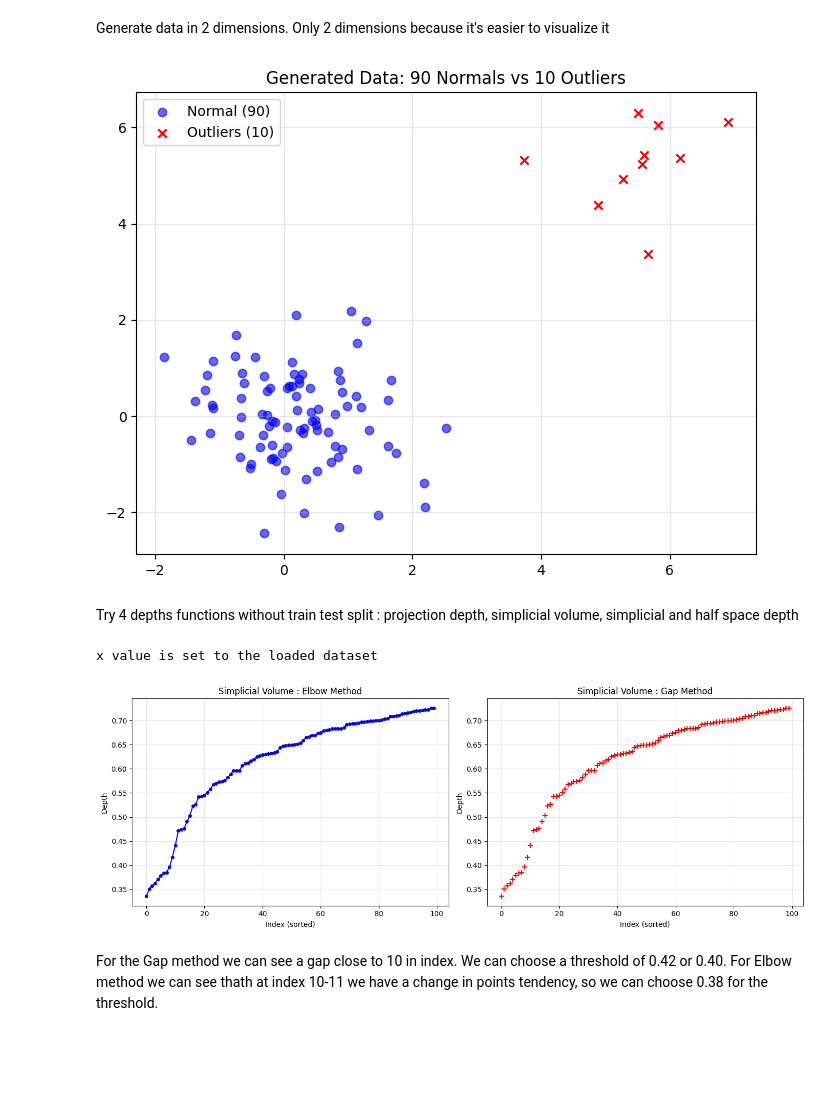
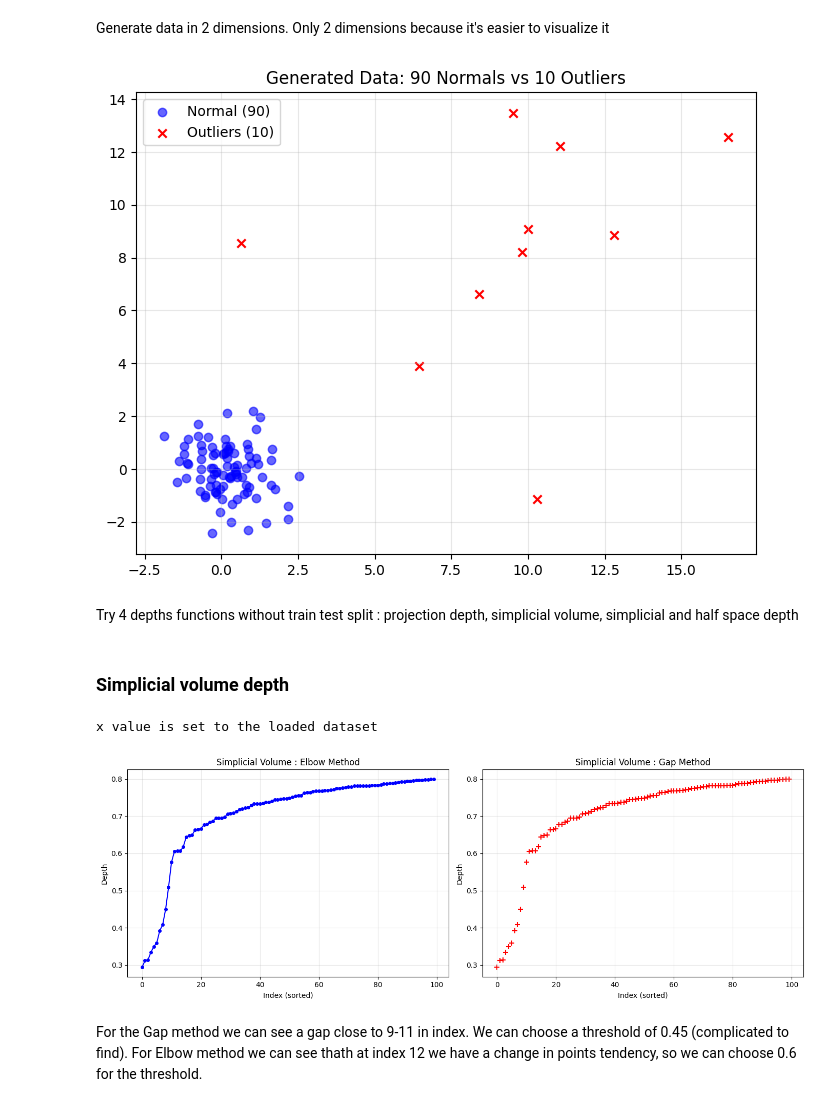
Before and after one commit to loanrottier/data_mining_project, a Jupyter notebook: depth_functions.ipynb, the cells around one changed output. Drawn from its saved outputs; the diff is of its cells as text; code cells hidden in the pictures; blank space fills up the shorter version.

```diff
--- a/depth_functions.ipynb
+++ b/depth_functions.ipynb
@@ -67,30 +67,32 @@ Generate data in 2 dimensions. Only 2 dimensions because it's easier to visualiz
 # %%
 np.random.seed(1)
 
-# Genrate 90 with N((0,0),I2) and 10 outliers with N((5,5),I2)
+# Genrate 90 with N((0,0),I2) and 10 outliers with N((7,7),I2)
 
 X_normal = np.random.normal(loc=0, scale=1, size=(90, 2))
 y_normal = np.zeros(90) # Label 0 for normal
 
-X_outliers = np.random.normal(loc=5, scale=1, size=(10, 2))
+X_outliers = np.random.normal(loc=7, scale=5, size=(10, 2))
 y_outliers = np.ones(10)  # Label 1 for outlier
 
 
 X_generated = np.concatenate([X_normal, X_outliers])
 y_generated = np.concatenate([y_normal, y_outliers])
 
 # Visualize the generated data
 plt.figure(figsize=(8, 6))
 plt.scatter(X_generated[y_generated==0, 0], X_generated[y_generated==0, 1], c='blue', label='Normal (90)', alpha=0.6)
 plt.scatter(X_generated[y_generated==1, 0], X_generated[y_generated==1, 1], c='red', marker='x', label='Outliers (10)')
 plt.title("Generated Data: 90 Normals vs 10 Outliers")
 plt.legend()
 plt.grid(True, alpha=0.3)
 plt.show()
 # %% [output]
-[figure, old version]
+[figure, new version]
 # %% [markdown]
 Try 4 depths functions without train test split : projection depth, simplicial volume, simplicial and half space depth
+# %% [markdown]
+### Simplicial volume depth
 # %%
 model=DepthEucl().load_dataset(X_generated)
 depthX=model.simplicialVolume(X_generated)
@@ -127,7 +129,7 @@ def plot_thresholds(scores):
 plot_thresholds(depth_scores)
 # %% [output]
 x value is set to the loaded dataset
-[figure, old version]
+[figure, new version]
 # %% [markdown]
-For the Gap method we can see a gap close to 10 in index. We can choose a threshold of 0.42 or 0.40.
-For Elbow method we can see thath at index 10-11 we have a change in points tendency, so we can choose 0.38 for the threshold.
+For the Gap method we can see a gap close to 9-11 in index. We can choose a threshold of 0.45 (complicated to find).
+For Elbow method we can see thath at index 12 we have a change in points tendency, so we can choose 0.6 for the threshold.
```
Also changed, not shown: parts of 14 cells of this notebook.
